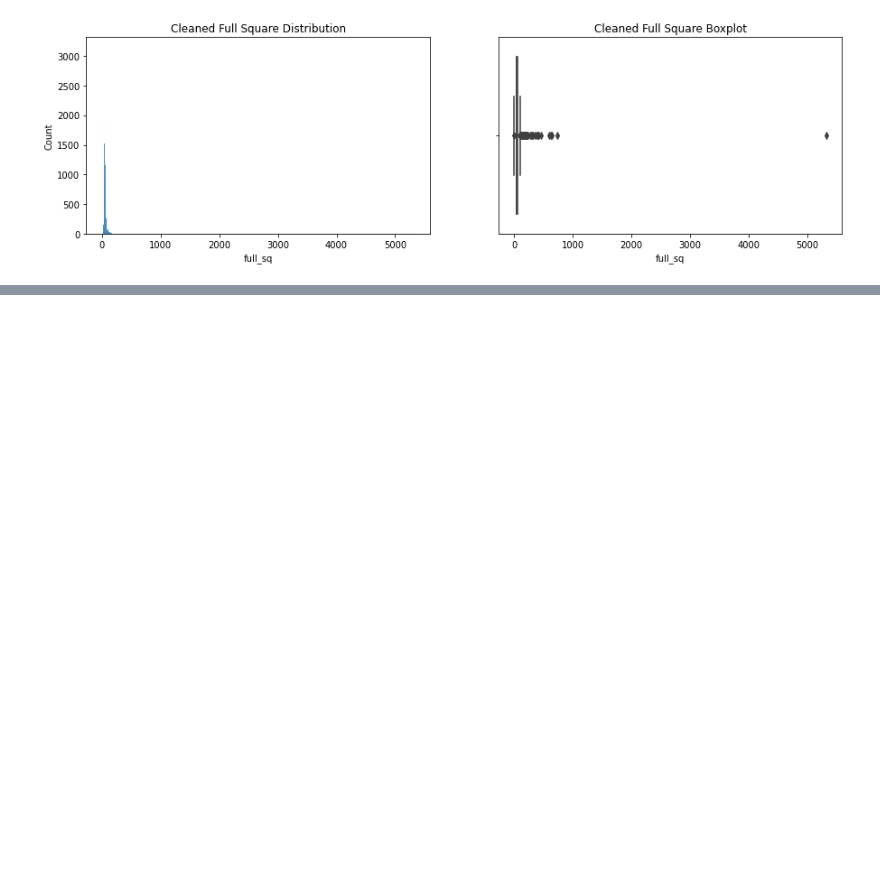
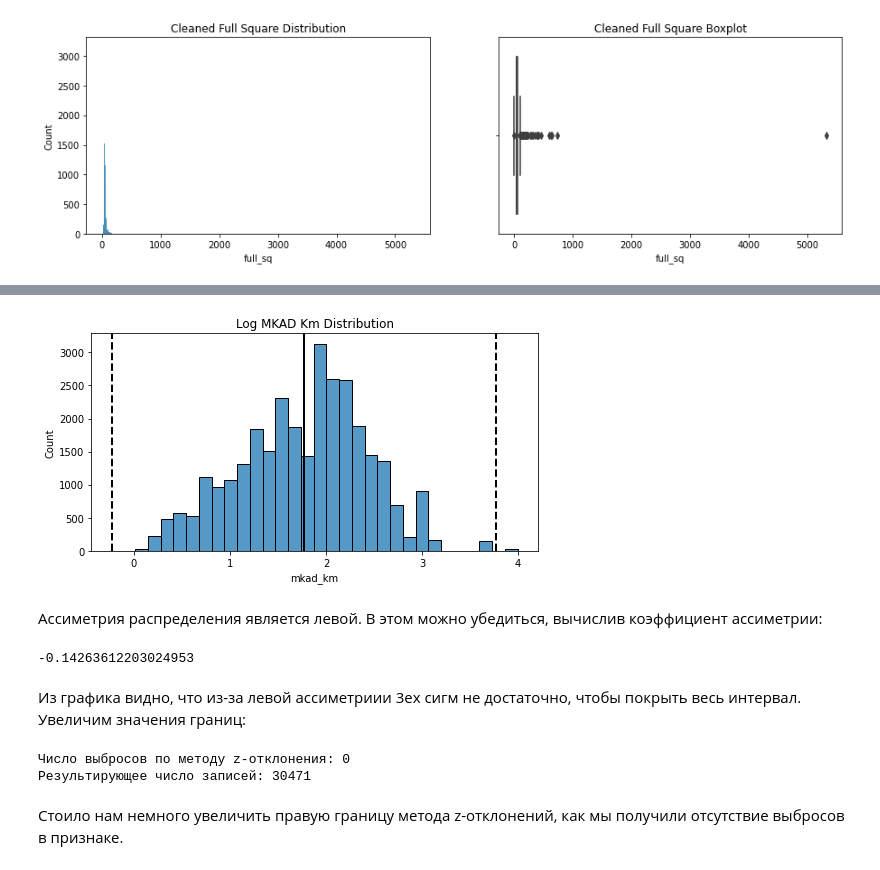
Before and after one commit to EvgeniaVarvas/DataCleaning, a Jupyter notebook: data_cleaning_example.ipynb, the cells around one changed output, grey strips where cells are left out. Drawn from its saved outputs; the diff is of its cells as text; code cells hidden in the pictures; blank space fills up the shorter version.

```diff
--- a/data_cleaning_example.ipynb
+++ b/data_cleaning_example.ipynb
@@ -450,0 +509,27 @@ boxplot.set_title('Cleaned Full Square Boxplot');
+# %%
+fig, ax = plt.subplots(1, 1, figsize=(8, 4))
+log_mkad_km = np.log(sber_data['mkad_km'] + 1)
+histplot = sns.histplot(log_mkad_km, bins=30, ax=ax)
+histplot.axvline(log_mkad_km.mean(), color='k', lw=2)
+histplot.axvline(log_mkad_km.mean() + 3 *log_mkad_km.std(), color='k', ls='--', lw=2)
+histplot.axvline(log_mkad_km.mean() - 3 *log_mkad_km.std(), color='k', ls='--', lw=2)
+histplot.set_title('Log MKAD Km Distribution');
+# %% [output]
+[figure, added]
+# %% [markdown]
+Ассиметрия распределения является левой. В этом можно убедиться, вычислив коэффициент ассиметрии:
+# %%
+print(log_mkad_km.skew())
+# %% [output]
+-0.14263612203024953
+# %% [markdown]
+Из графика видно, что из-за левой ассиметриии 3ех сигм не достаточно, чтобы покрыть весь интервал. Увеличим значения границ:
+# %%
+outliers, cleaned = find_outliers_z_score(sber_data, 'mkad_km', log_scale=True, right=3.5)
+print(f'Число выбросов по методу z-отклонения: {outliers.shape[0]}')
+print(f'Результирующее число записей: {cleaned.shape[0]}')
+# %% [output]
+Число выбросов по методу z-отклонения: 0
+Результирующее число записей: 30471
+# %% [markdown]
+Стоило нам немного увеличить правую границу метода z-отклонений, как мы получили отсутствие выбросов в признаке.
```
Also changed, not shown: parts of 14 cells of this notebook, 1 other file.
